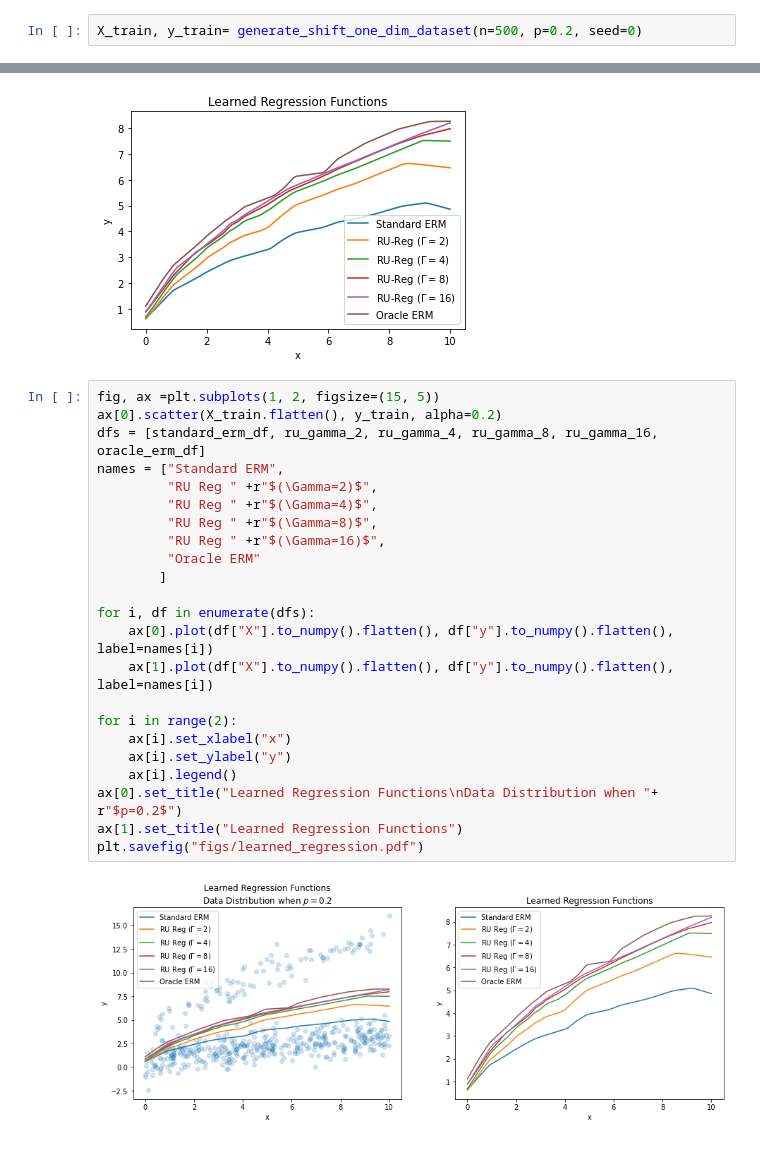
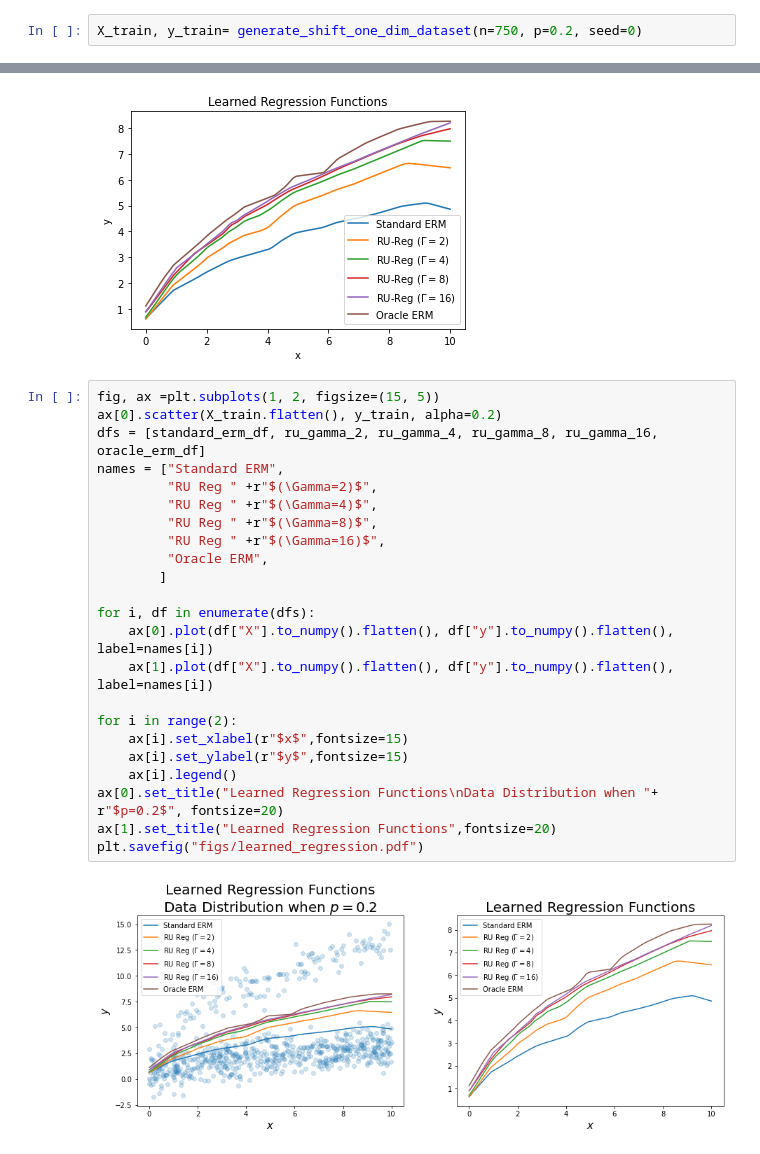
Before and after one commit to roshni714/ru_regression, a Jupyter notebook: make-regression-plots.ipynb, the cells around one changed output, grey strips where cells are left out. Cells and saved outputs as stored; diff of their text form.

```diff
--- a/make-regression-plots.ipynb
+++ b/make-regression-plots.ipynb
@@ -3,7 +3,7 @@ import pandas as pd
 import matplotlib.pyplot as plt
 from data_loaders import generate_shift_one_dim_dataset
 # %%
-X_train, y_train= generate_shift_one_dim_dataset(n=500, p=0.2, seed=0)
+X_train, y_train= generate_shift_one_dim_dataset(n=750, p=0.2, seed=0)
 # %%
 plt.scatter(X_train.flatten(), y_train)
 # %% [output]
@@ -63,25 +63,25 @@ Text(0.5, 1.0, 'Learned Regression Functions')
 # %%
 fig, ax =plt.subplots(1, 2, figsize=(15, 5))
 ax[0].scatter(X_train.flatten(), y_train, alpha=0.2)
 dfs = [standard_erm_df, ru_gamma_2, ru_gamma_4, ru_gamma_8, ru_gamma_16, oracle_erm_df]
 names = ["Standard ERM",
          "RU Reg " +r"$(\Gamma=2)$",
          "RU Reg " +r"$(\Gamma=4)$",
          "RU Reg " +r"$(\Gamma=8)$",
          "RU Reg " +r"$(\Gamma=16)$",
-         "Oracle ERM"
+         "Oracle ERM",
         ]
 
 for i, df in enumerate(dfs):
     ax[0].plot(df["X"].to_numpy().flatten(), df["y"].to_numpy().flatten(), label=names[i])
     ax[1].plot(df["X"].to_numpy().flatten(), df["y"].to_numpy().flatten(), label=names[i])
 
 for i in range(2):
-    ax[i].set_xlabel("x")
-    ax[i].set_ylabel("y")
+    ax[i].set_xlabel(r"$x$",fontsize=15)
+    ax[i].set_ylabel(r"$y$",fontsize=15)
     ax[i].legend()
-ax[0].set_title("Learned Regression Functions\nData Distribution when "+ r"$p=0.2$")
-ax[1].set_title("Learned Regression Functions")
+ax[0].set_title("Learned Regression Functions\nData Distribution when "+ r"$p=0.2$", fontsize=20)
+ax[1].set_title("Learned Regression Functions",fontsize=20)
 plt.savefig("figs/learned_regression.pdf")
 # %% [output]
-[figure, old version]
+[figure, new version]
```
Also changed, not shown: parts of 3 cells of this notebook, 16 other files.
